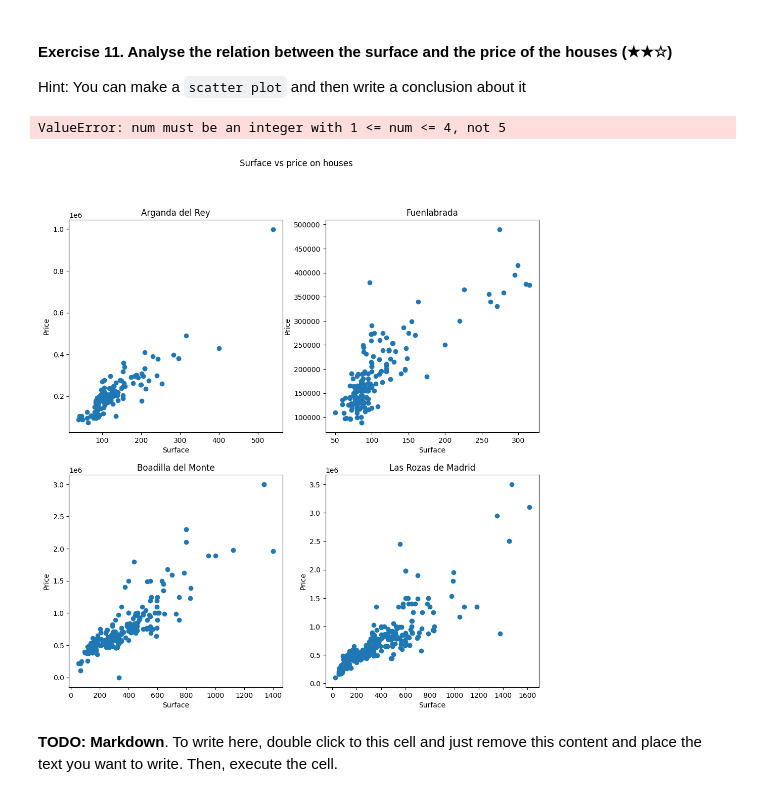
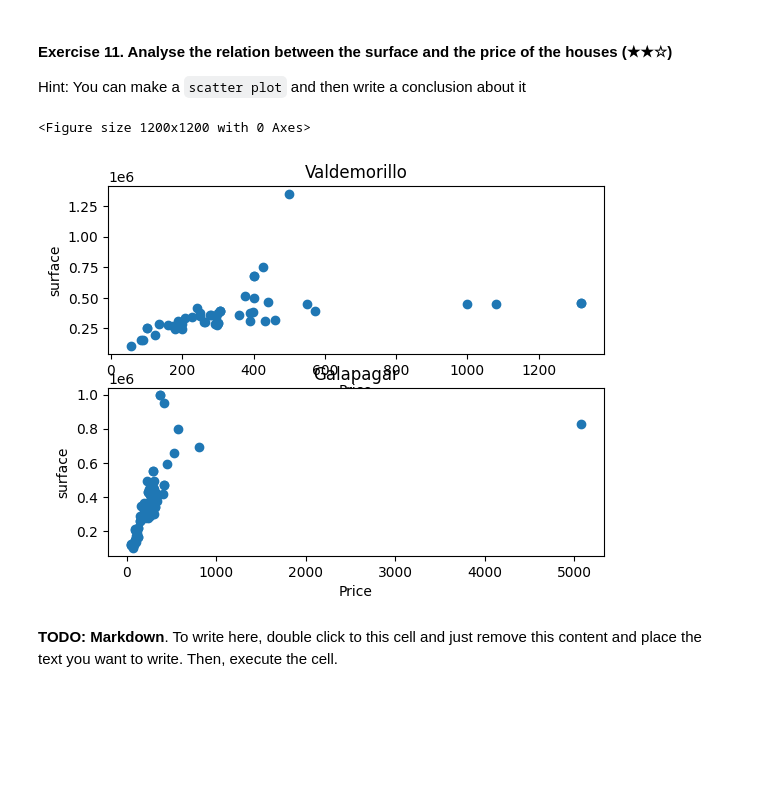
Before and after one commit to sbarcelona11/realestate-datacleanup-exercise, a Jupyter notebook: project.ipynb, the cells around one changed output. Saved outputs shown, nothing was run; the diff lists cells and outputs as text; code cells hidden in the pictures; blank space fills up the shorter version.

```diff
--- a/project.ipynb
+++ b/project.ipynb
@@ -211,23 +218,25 @@ Hint: You can make a `scatter plot` and then write a conclusion about it
 # %%
 # TODO: Code
 import matplotlib.pyplot as plt
 
 plt.figure(figsize=(12,12))
 plt.suptitle("Surface vs price on houses")
 
-locations = ds['level5'].unique()
-id = 1
-for location in locations:
-    location_data = ds[ds["level5"] == location]
-    plt.subplot(2, 2, id)
-    plt.scatter(location_data["surface"], location_data["price"])
-    plt.xlabel("Surface")
-    plt.ylabel("Price")
-    plt.title(location)
-    id+=1
+# this is only for reduce the amount of graphics
+data = ds[ds['level5'].isin(['Valdemorillo', 'Galapagar'])]
+locations = data['level5'].unique()
+fig, axs = plt.subplots(2,1)
+
+for index, location in enumerate(locations):
+    location_data = data[data["level5"] == location]
+    ax = axs.flat[index]
+    ax.scatter(location_data['surface'], location_data['price'])
+    ax.set_ylabel("surface")
+    ax.set_xlabel("Price")
+    ax.set_title(location)
 # %% [output]
-ValueError: num must be an integer with 1 <= num <= 4, not 5
+<Figure size 1200x1200 with 0 Axes>
-[figure, old version]
+[figure, new version]
 # %% [markdown]
 **TODO: Markdown**. To write here, double click to this cell and just remove this content and place the text you want to write. Then, execute the cell.
 # %% [markdown]
```
Also changed, not shown: parts of 13 cells of this notebook.
